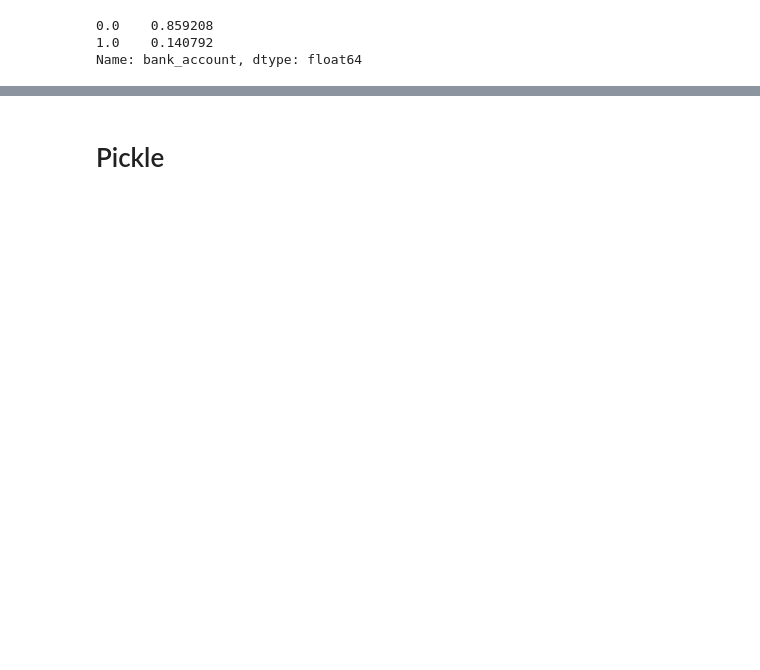
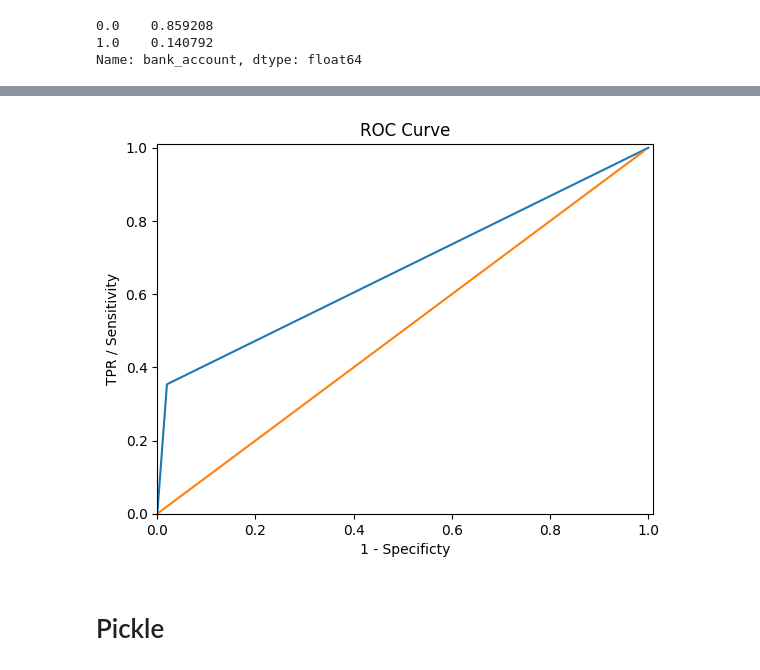
Before and after one commit to adilelle1/financial_inclusion_africa, a Jupyter notebook: financial_inclusion_africa.ipynb, the cells around one changed output, grey strips where cells are left out. Saved outputs shown, nothing was run; the diff lists cells and outputs as text; code cells hidden in the pictures; blank space fills up the shorter version.

```diff
--- a/financial_inclusion_africa.ipynb
+++ b/financial_inclusion_africa.ipynb
@@ -813,3 +848,19 @@ array([[4934,   92],
+# %%
+# Graficamos la curva ROC:
+from sklearn.metrics import roc_curve
+
+
+fpr,tpr,thr = roc_curve(y_test, y_pred)
+
+df_model = pd.DataFrame(dict(fpr=fpr, tpr=tpr, thr = thr))
+
+plt.axis([0, 1.01, 0, 1.01])
+plt.xlabel('1 - Specificty'); plt.ylabel('TPR / Sensitivity'); plt.title('ROC Curve')
+plt.plot(df_model['fpr'], df_model['tpr'])
+plt.plot(np.arange(0,1, step =0.01), np.arange(0,1, step =0.01))
+plt.show()
+# %% [output]
+[figure, added]
 # %% [markdown]
 # Pickle
 # %%
```
Also changed, not shown: parts of 21 cells of this notebook, 5 other files.
